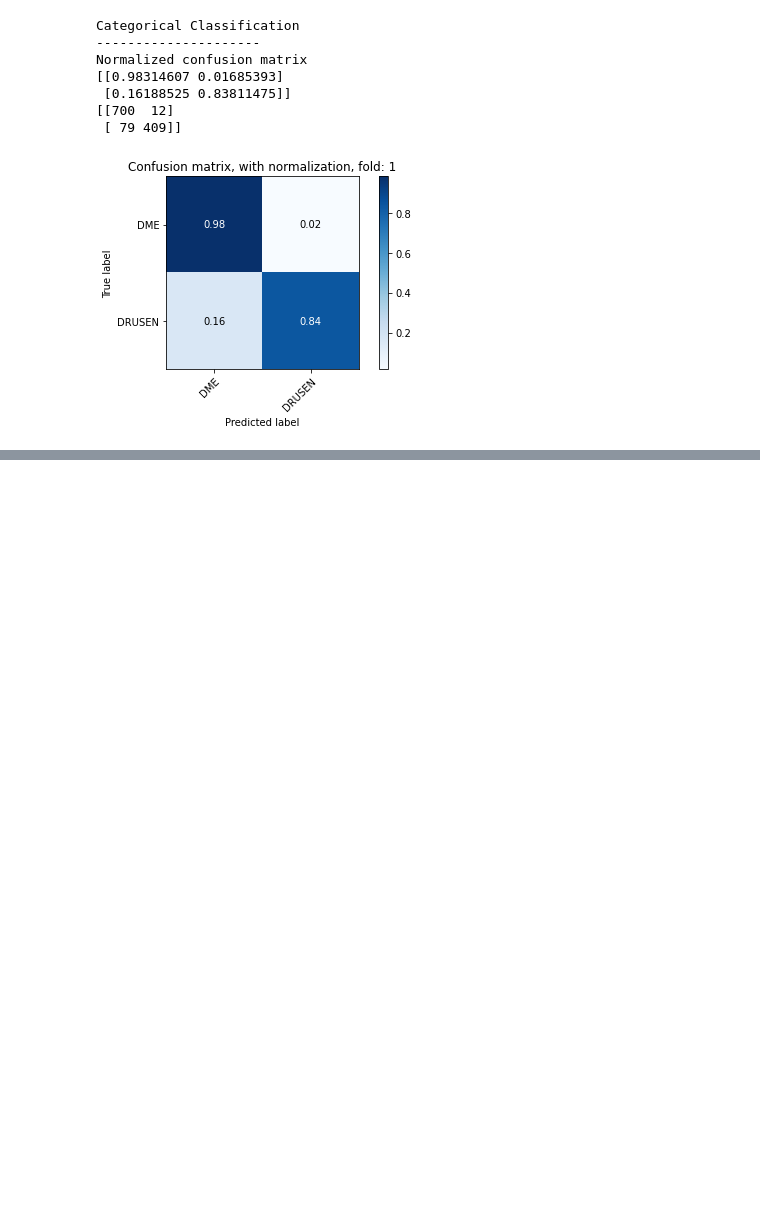
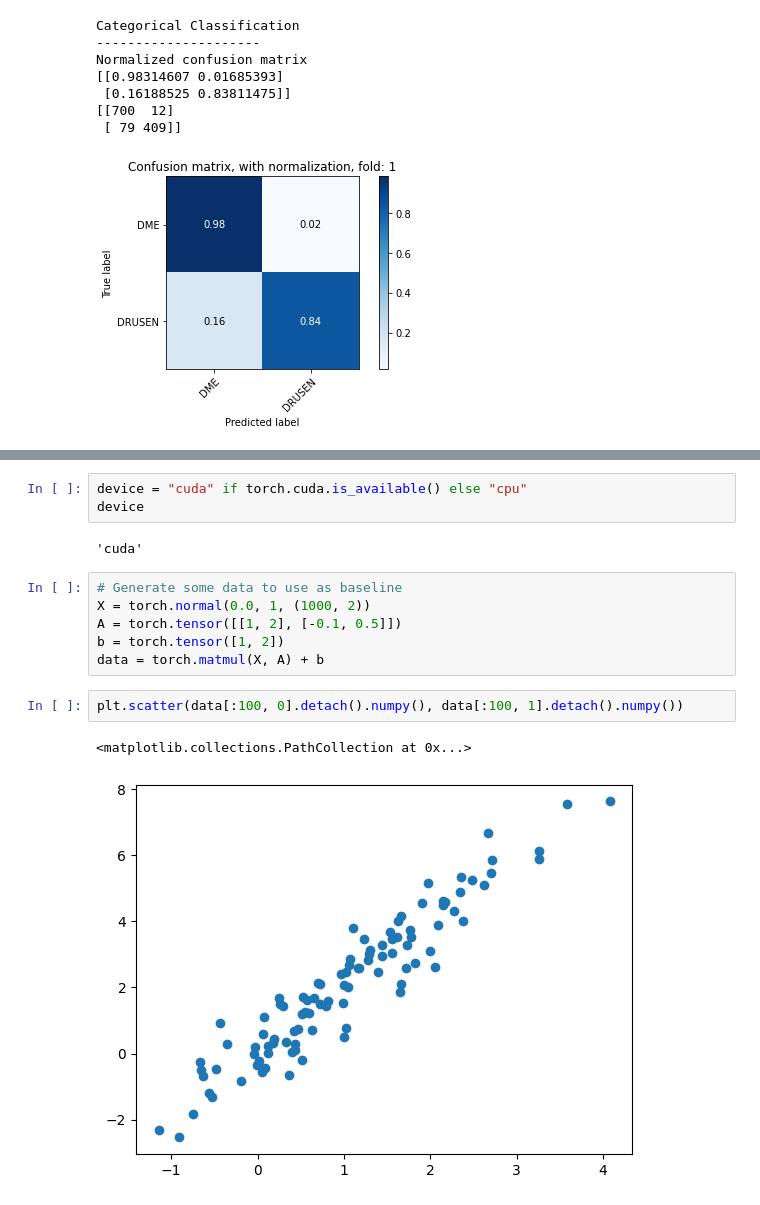
Before and after one commit to stanlygomes/Biomedical_AI, a Jupyter notebook: Midterm/Midterm.ipynb, the cells around one changed output, grey strips where cells are left out. Saved outputs shown, nothing was run; the diff lists cells and outputs as text; blank space fills up the shorter version.

```diff
--- a/HW1/HW1.ipynb
+++ b/Midterm/Midterm.ipynb
@@ -475,0 +473,16 @@ Normalized confusion matrix
+# %%
+device = "cuda" if torch.cuda.is_available() else "cpu"
+device
+# %% [output]
+'cuda'
+# %%
+# Generate some data to use as baseline
+X = torch.normal(0.0, 1, (1000, 2))
+A = torch.tensor([[1, 2], [-0.1, 0.5]])
+b = torch.tensor([1, 2])
+data = torch.matmul(X, A) + b
+# %%
+plt.scatter(data[:100, 0].detach().numpy(), data[:100, 1].detach().numpy())
+# %% [output]
+<matplotlib.collections.PathCollection at 0x...>
+[figure, added]
```
Also changed, not shown: parts of 14 cells of this notebook, 1 other file.
